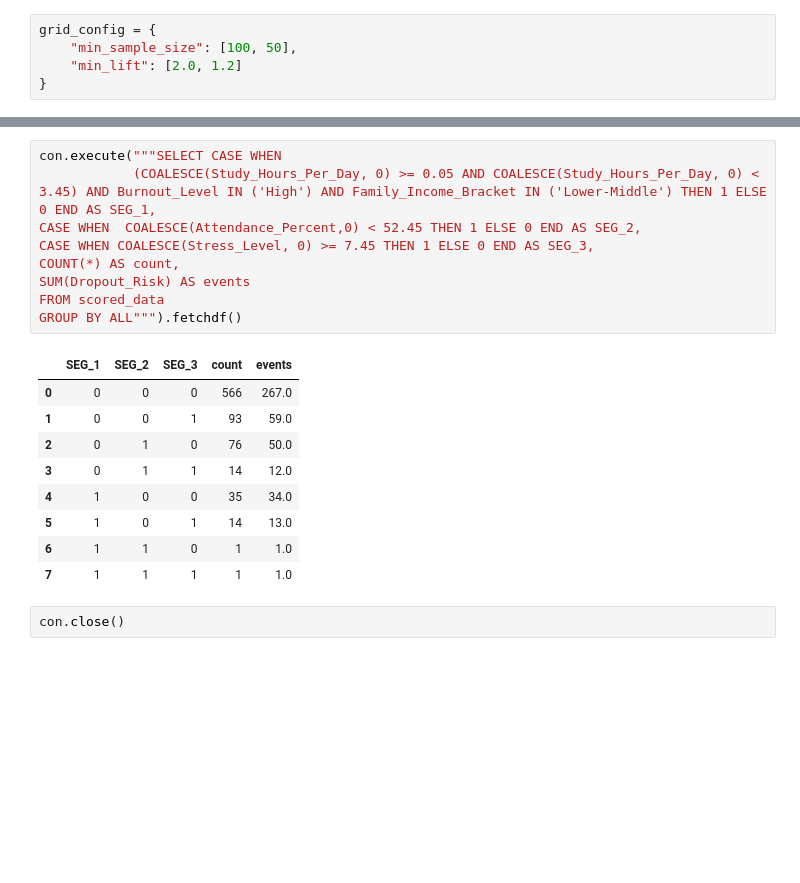
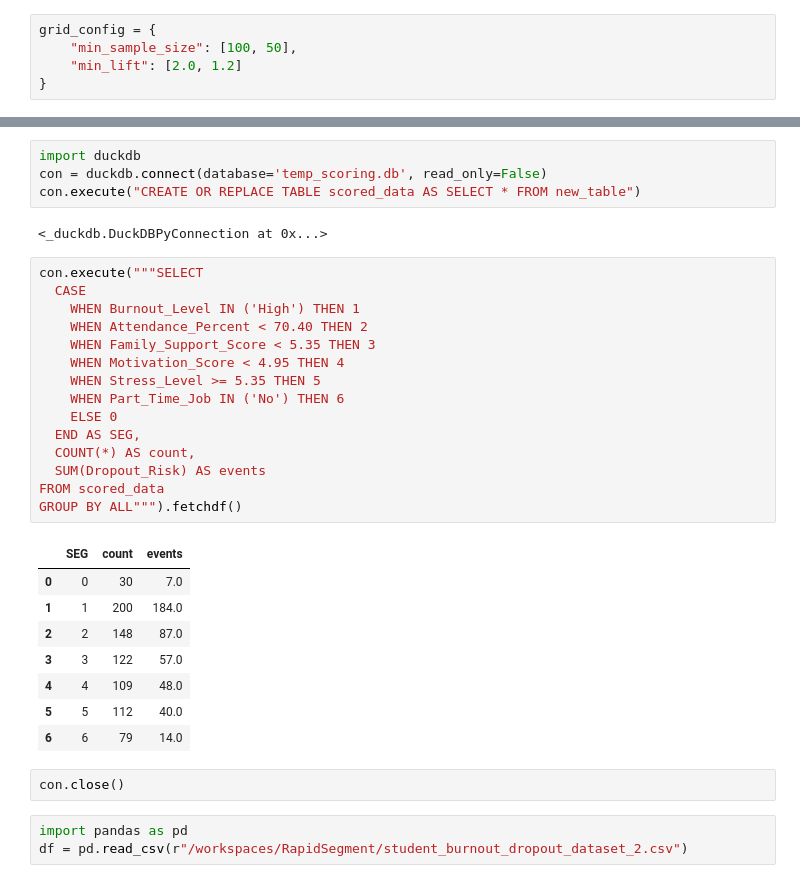
Before and after one commit to B2BDA/RapidSegment, a Jupyter notebook: Health_Check_Kaggle.ipynb, the cells around one changed output, grey strips where cells are left out. Cells and saved outputs as stored; diff of their text form; blank space fills up the shorter version.

```diff
--- a/Health_Check_Kaggle.ipynb
+++ b/Health_Check_Kaggle.ipynb
@@ -146,22 +178,36 @@ SQL Filter: Stress_Level >= 7.45
 --------------------------------------------------
+# %%
+import duckdb
+con = duckdb.connect(database='temp_scoring.db', read_only=False)
+con.execute("CREATE OR REPLACE TABLE scored_data AS SELECT * FROM new_table")
+# %% [output]
+<_duckdb.DuckDBPyConnection at 0x...>
 # %%
-con.execute("""SELECT CASE WHEN
-            (COALESCE(Study_Hours_Per_Day, 0) >= 0.05 AND COALESCE(Study_Hours_Per_Day, 0) < 3.45) AND Burnout_Level IN ('High') AND Family_Income_Bracket IN ('Lower-Middle') THEN 1 ELSE 0 END AS SEG_1,
-CASE WHEN  COALESCE(Attendance_Percent,0) < 52.45 THEN 1 ELSE 0 END AS SEG_2,
-CASE WHEN COALESCE(Stress_Level, 0) >= 7.45 THEN 1 ELSE 0 END AS SEG_3,
-COUNT(*) AS count,
-SUM(Dropout_Risk) AS events
+con.execute("""SELECT
+  CASE
+    WHEN Burnout_Level IN ('High') THEN 1
+    WHEN Attendance_Percent < 70.40 THEN 2
+    WHEN Family_Support_Score < 5.35 THEN 3
+    WHEN Motivation_Score < 4.95 THEN 4
+    WHEN Stress_Level >= 5.35 THEN 5
+    WHEN Part_Time_Job IN ('No') THEN 6
+    ELSE 0
+  END AS SEG,
+  COUNT(*) AS count,
+  SUM(Dropout_Risk) AS events
 FROM scored_data
 GROUP BY ALL""").fetchdf()
 # %% [output]
-|  | SEG_1 | SEG_2 | SEG_3 | count | events |
-| 0 | 0 | 0 | 0 | 566 | 267.0 |
-| 1 | 0 | 0 | 1 | 93 | 59.0 |
-| 2 | 0 | 1 | 0 | 76 | 50.0 |
-| 3 | 0 | 1 | 1 | 14 | 12.0 |
-| 4 | 1 | 0 | 0 | 35 | 34.0 |
-| 5 | 1 | 0 | 1 | 14 | 13.0 |
-| 6 | 1 | 1 | 0 | 1 | 1.0 |
-| 7 | 1 | 1 | 1 | 1 | 1.0 |
+|  | SEG | count | events |
+| 0 | 0 | 30 | 7.0 |
+| 1 | 1 | 200 | 184.0 |
+| 2 | 2 | 148 | 87.0 |
+| 3 | 3 | 122 | 57.0 |
+| 4 | 4 | 109 | 48.0 |
+| 5 | 5 | 112 | 40.0 |
+| 6 | 6 | 79 | 14.0 |
 # %%
 con.close()
+# %%
+import pandas as pd
+df = pd.read_csv(r"/workspaces/RapidSegment/student_burnout_dropout_dataset_2.csv")
```
Also changed, not shown: parts of 21 cells of this notebook, 2 other files.
